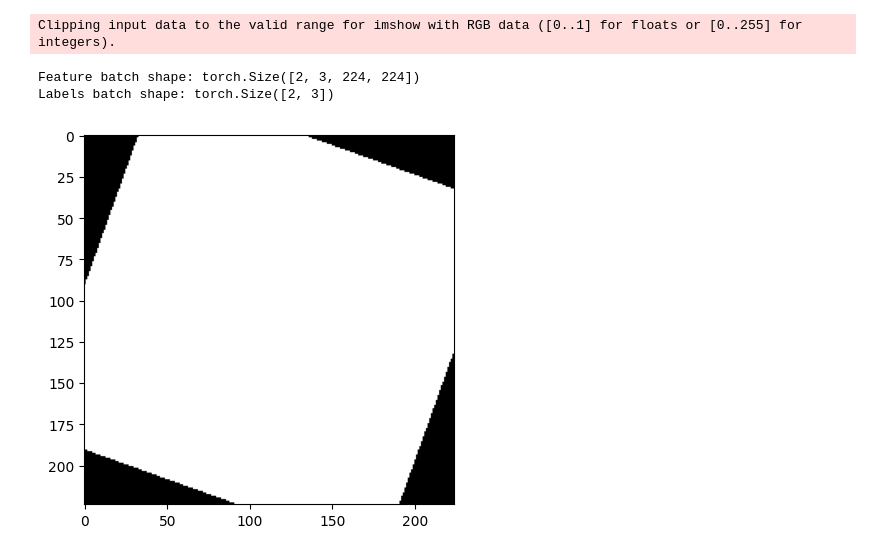
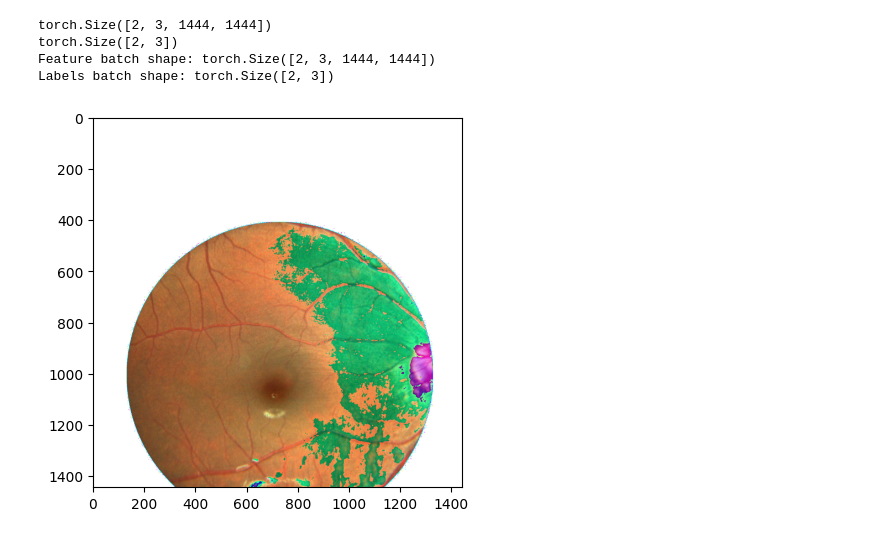
Before and after one commit to mysInma/Pathological-Myopia, a Jupyter notebook: notebooks/tests_transformations.ipynb, the cells around one changed output. Saved outputs shown, nothing was run; the diff lists cells and outputs as text; code cells hidden in the pictures.

Commit message:
updates transformations

```diff
--- a/notebooks/tests_transformations.ipynb
+++ b/notebooks/tests_transformations.ipynb
@@ -101,18 +53,33 @@ Labels batch shape: torch.Size([2, 3])
-# %%
-train_transforms = CustomTransformations(mean=(0.485, 0.456, 0.406) , std=(0.229, 0.224, 0.225))
-dataset = CustomImageDataset(annotations_file = "./output.csv", img_dir = "../test/", num_clases=3, transform = train_transforms, target_transform=None)
-
-dl = DataLoader(dataset,batch_size=2,shuffle=True)
-
-train_features, train_labels = next(iter(dl))
-print(f"Feature batch shape: {train_features.size()}")
-print(f"Labels batch shape: {train_labels.size()}")
-img = train_features[0].squeeze()
-img = (img.T).numpy()
-plt.imshow(cv2.cvtColor(img, cv2.COLOR_BGR2RGB))
-plt.show()
-# %% [output]
-Clipping input data to the valid range for imshow with RGB data ([0..1] for floats or [0..255] for integers).
-Feature batch shape: torch.Size([2, 3, 224, 224])
-Labels batch shape: torch.Size([2, 3])
-[figure, removed]
+# %%
+#TRANSFORMACIÓN REALIZADA CORRECTAMENTE
+train_transforms = transforms.Compose([
+    transforms.RandomHorizontalFlip(),
+    transforms.RandomAffine(degrees=0, translate=(0.2, 0.2), scale=(0.8, 1.2)),
+    #transforms.toTensor(),
+    transforms.Normalize((0.5, 0.5, 0.5), (0.5, 0.5, 0.5))
+])
+
+
+
+dataset = CustomImageDataset(annotations_file = "./output.csv", img_dir = "../test/", num_clases=3, transform = train_transforms, target_transform=None)
+dl = DataLoader(dataset,batch_size=2,shuffle=False)
+
+
+for image, label in dl:
+    print(image.shape)
+    print(label.shape)
+    break
+
+img = train_features[0]
+train_features, train_labels = next(iter(dl))
+print(f"Feature batch shape: {train_features.size()}")
+print(f"Labels batch shape: {train_labels.size()}")
+img = img.permute(1,2,0).type(torch.uint8)
+plt.imshow(img)
+plt.show()
+# %% [output]
+torch.Size([2, 3, 1444, 1444])
+torch.Size([2, 3])
+Feature batch shape: torch.Size([2, 3, 1444, 1444])
+Labels batch shape: torch.Size([2, 3])
+[figure, added]
```
Also changed, not shown: parts of 3 cells of this notebook, 1 other file.
